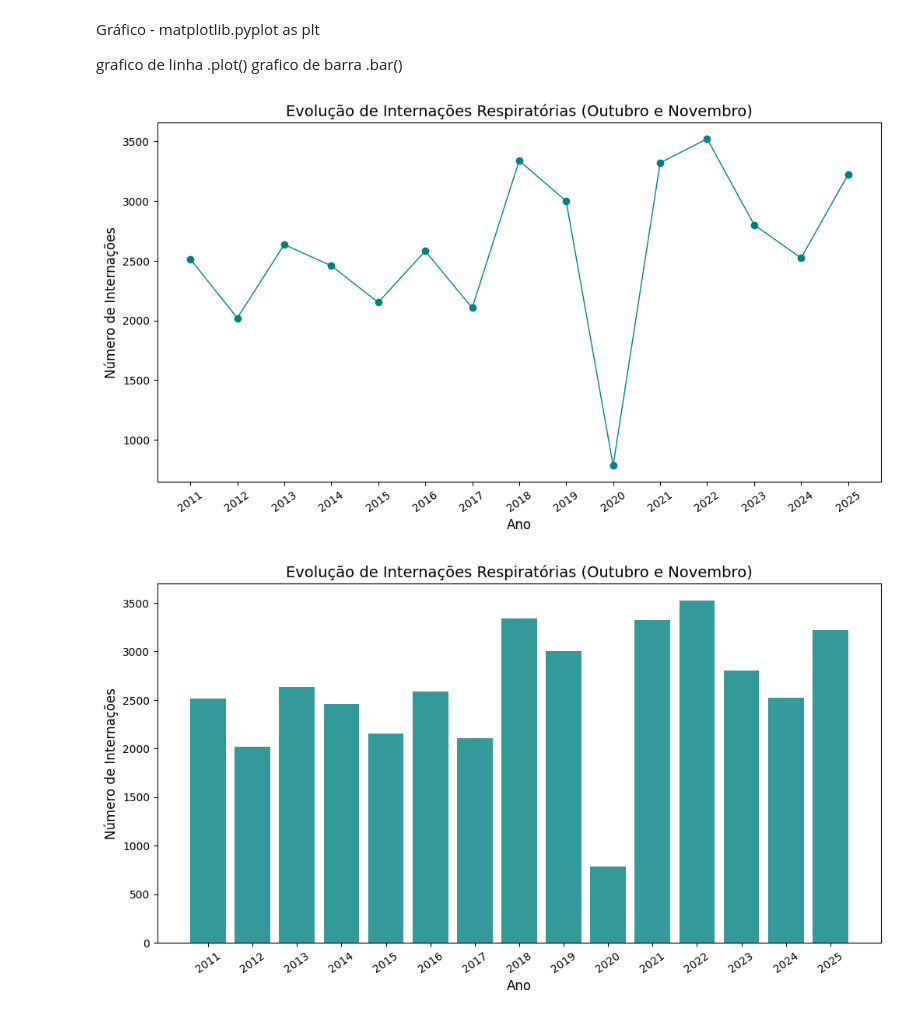
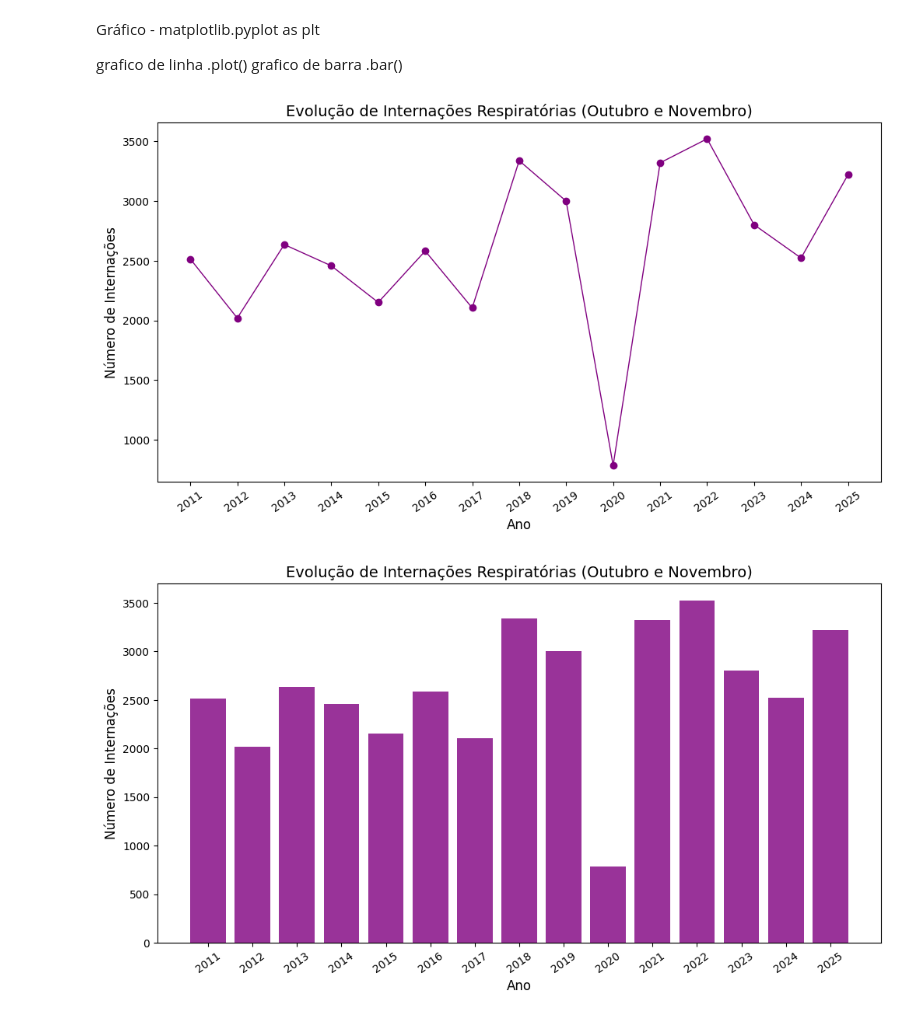
Before and after one commit to ddalves/analise-pediatria-datasus, a Jupyter notebook: Doenças_Respiratórias.ipynb, the cells around one changed output. Cells and saved outputs as stored; diff of their text form; code cells hidden in the pictures.

```diff
--- a/Doenças_Respiratórias.ipynb
+++ b/Doenças_Respiratórias.ipynb
@@ -212,7 +212,7 @@ plt.figure(figsize=(12, 6))
 
 # Criar o gráfico de linha
 # x = Ano, y = Total
-plt.plot(analise_anual["Ano"], analise_anual["Total"], marker="o", linestyle="-", color="teal", linewidth=1)
+plt.plot(analise_anual["Ano"], analise_anual["Total"], marker="o", linestyle="-", color="purple", linewidth=1)
 # AJUSTE DO EIXO X: Mostra cada ano exatamente abaixo do ponto
 plt.xticks(analise_anual["Ano"], rotation=35)
 
@@ -225,25 +225,25 @@ plt.ylabel("Número de Internações", fontsize=12)
 # Mostrar o gráfico
 plt.show()
 # %% [output]
-[figure, old version]
+[figure, new version]
 # %%
 
 
 # Definir o tamanho da figura
 plt.figure(figsize=(12, 6))
 
 # Criar o gráfico de BARRA
 # Trocamos .plot por .bar
-plt.bar(analise_anual["Ano"], analise_anual["Total"], color="teal", alpha=0.8)
+plt.bar(analise_anual["Ano"], analise_anual["Total"], color="purple", alpha=0.8)
 
 # AJUSTE DO EIXO X: Mantemos igual para aparecerem todos os anos
 plt.xticks(analise_anual["Ano"], rotation=35)
 
 # Personalizar
 plt.title("Evolução de Internações Respiratórias (Outubro e Novembro)", fontsize=14)
 plt.xlabel("Ano", fontsize=12)
 plt.ylabel("Número de Internações", fontsize=12)
 
 plt.show()
 # %% [output]
-[figure, old version]
+[figure, new version]
```
Also changed, not shown: parts of 3 cells of this notebook.
